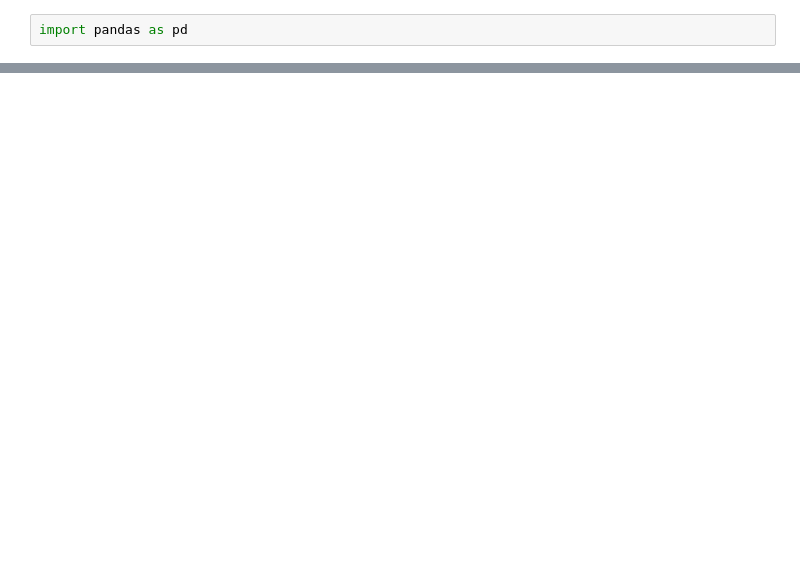
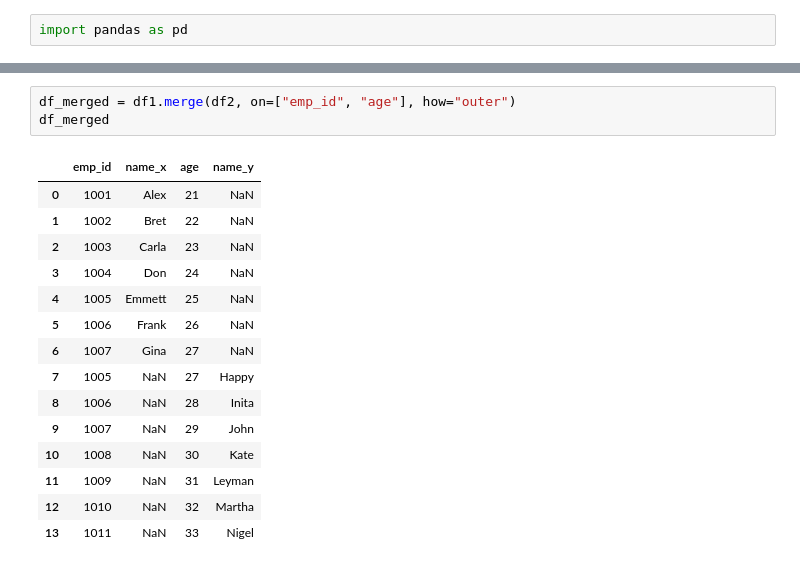
Before and after one commit to prakhyatkarri/pandas-basics, a Jupyter notebook: 06-merging-datasets.ipynb, the cells around one changed output, grey strips where cells are left out. Cells and saved outputs as stored; diff of their text form; blank space fills up the shorter version.

```diff
--- a/06-merging-datasets.ipynb
+++ b/06-merging-datasets.ipynb
@@ -52,0 +104,19 @@ ValueError: You are trying to merge on int64 and object columns. If you wish to
+# %%
+df_merged = df1.merge(df2, on=["emp_id", "age"], how="outer")
+df_merged
+# %% [output]
+|  | emp_id | name_x | age | name_y |
+| 0 | 1001 | Alex | 21 | NaN |
+| 1 | 1002 | Bret | 22 | NaN |
+| 2 | 1003 | Carla | 23 | NaN |
+| 3 | 1004 | Don | 24 | NaN |
+| 4 | 1005 | Emmett | 25 | NaN |
+| 5 | 1006 | Frank | 26 | NaN |
+| 6 | 1007 | Gina | 27 | NaN |
+| 7 | 1005 | NaN | 27 | Happy |
+| 8 | 1006 | NaN | 28 | Inita |
+| 9 | 1007 | NaN | 29 | John |
+| 10 | 1008 | NaN | 30 | Kate |
+| 11 | 1009 | NaN | 31 | Leyman |
+| 12 | 1010 | NaN | 32 | Martha |
+| 13 | 1011 | NaN | 33 | Nigel |
```
Also changed, not shown: parts of 16 cells of this notebook.
